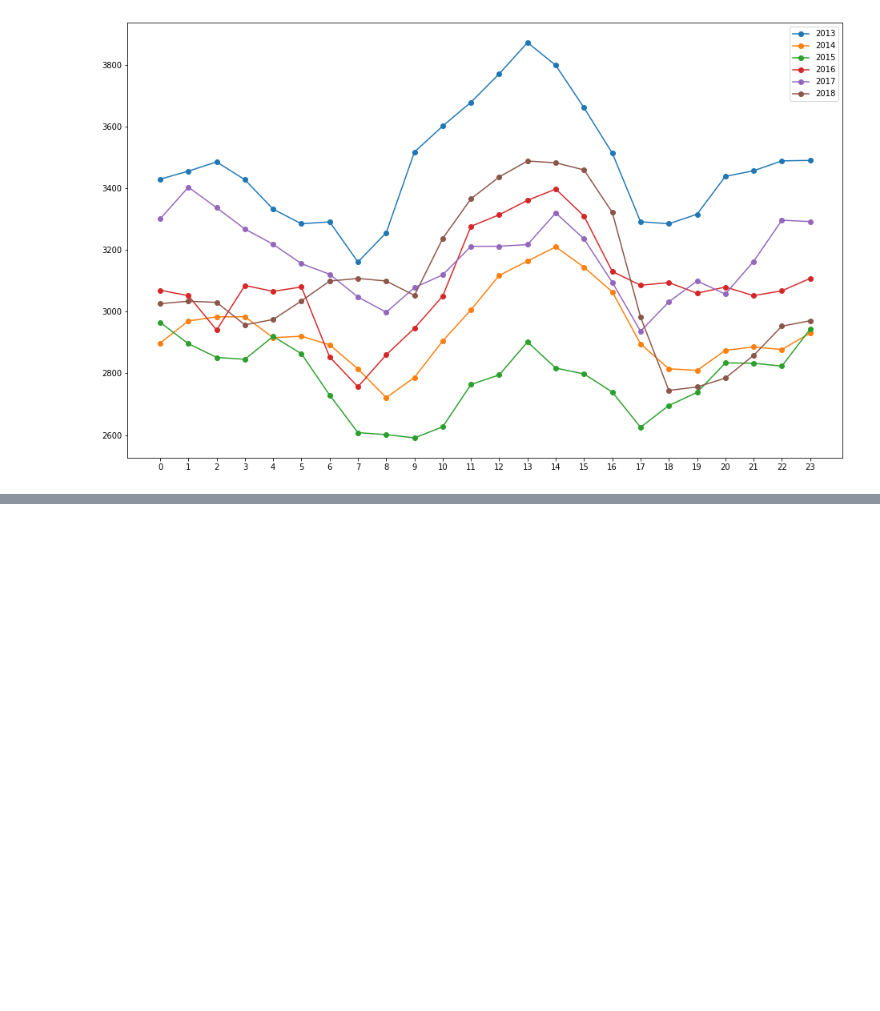
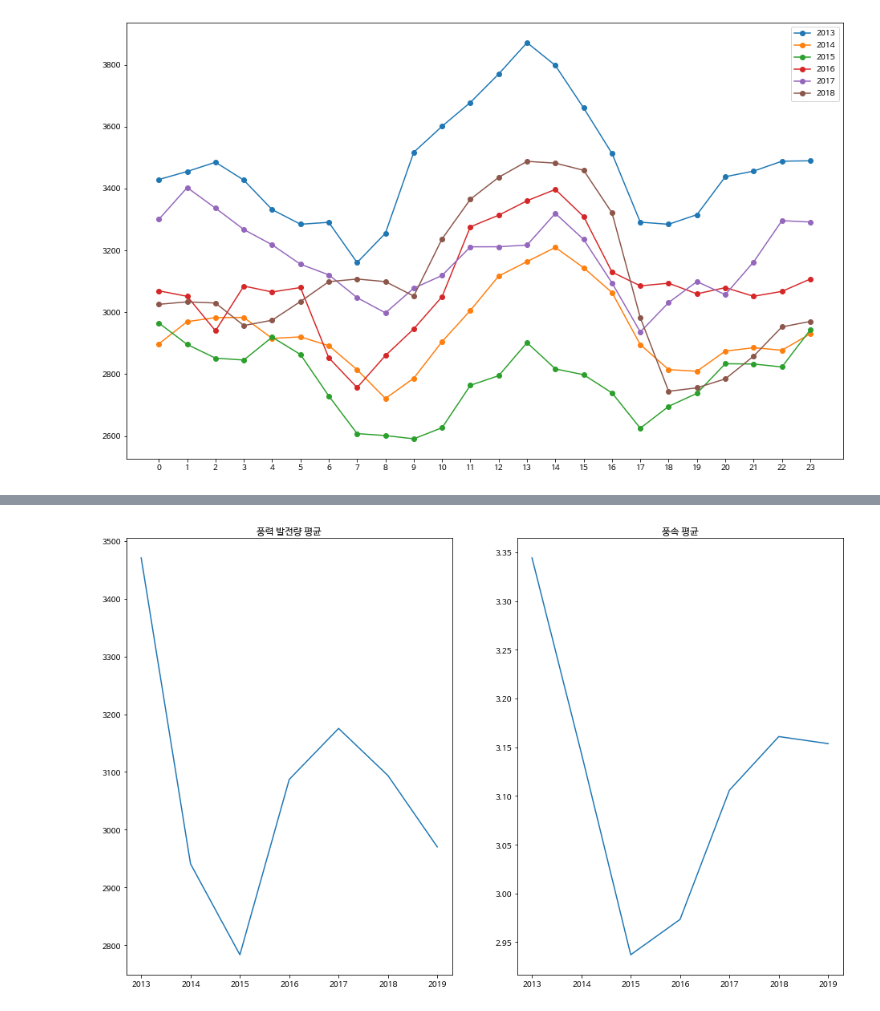
Before and after one commit to rohhj622/windPowerPrediction, a Jupyter notebook: code1.ipynb, the cells around one changed output, grey strips where cells are left out. Cells and saved outputs as stored; diff of their text form; code cells hidden in the pictures; blank space fills up the shorter version.

```diff
--- a/code1.ipynb
+++ b/code1.ipynb
@@ -14,0 +21,6 @@ Drive already mounted at /content/gdrive; to attempt to forcibly remount, call d
+# %%
+# !apt -qq -y install fonts-nanum
+fontpath = '/usr/share/fonts/truetype/nanum/NanumBarunGothic.ttf'
+font = fm.FontProperties(fname=fontpath, size=9)
+plt.rc('font', family='NanumBarunGothic')
+mpl.font_manager._rebuild()
@@ -43,7 +89,7 @@ memory usage: 7.9+ MB
 # %% [markdown]
 ## 1) datetime 컬럼 제작, datetime 형식으로 변환
 # %%
-df = data1
+df = data1.copy()
 df['dateTime1'] = df['date'] + ' ' + df['time'] # date 하고 time 합치기
 
 df['dateTime1'] = pd.to_datetime(df['dateTime1'],format='%Y-%m-%d %H:%M', errors='ignore') #합친거 datetime 형식으로 변환
@@ -63,10 +109,9 @@ df.head(5)
 # %% [markdown]
 ## 2) 년(year), 월(month), 일(day), 계절(season) 컬럼 생성
 # %%
-df.copy()['year'] = df['date'].dt.year # 년
-df.copy()['month'] = df['date'].dt.month # 월
-df.copy()['day'] = df['date'].dt.day # 일
-
+df['year'] = df['date'].dt.year # 년
+df['month'] = df['date'].dt.month # 월
+df['day'] = df['date'].dt.day# 일
 
 conditionlist = [
     (df['month'] == 3)|(df['month'] == 4)| (df['month'] == 5) ,
@@ -75,4 +120,4 @@ conditionlist = [
     (df['month'] == 12)|(df['month'] == 1)|(df['month'] == 2) ]
 choicelist = ['0', '1', '2','3']
 #choicelist = ['spring', 'summer', 'autumn','winter']
-df.copy()['season'] = np.select(conditionlist, choicelist, default='Not Specified')
+df['season'] = np.select(conditionlist, choicelist, default='Not Specified')
@@ -202,0 +253,8 @@ plt.plot(k['time'],k['windForceMean'],label=a)
+# %%
+df1 = df.groupby(['year'],as_index=False).mean() # 년도별, 계절별 windForce 평균
+df1 = df1[['year','windForce','windSpeed']] # 컬럼 여기 정의된 3개만 따로 해서 df1에 저장
+
+df1  =df1.rename(columns={'windForce':'windForceMean'})
+df1  =df1.rename(columns={'windSpeed':'windSpeedMean'})
+
+df1.head()
@@ -202,0 +268,16 @@ plt.plot(k['time'],k['windForceMean'],label=a)
+# %%
+k = df1.copy()
+
+plt.figure(figsize=[16, 10])
+
+plt.subplot(121)
+ax = plt.plot(k['year'],k['windForceMean'])
+plt.gca().set_title('풍력 발전량 평균')
+plt.subplot(122)
+ax1 = plt.plot(k['year'],k['windSpeedMean'])
+plt.gca().set_title('풍속 평균')
+
+plt.show()
+plt.close()
+# %% [output]
+[figure, added]
```
Also changed, not shown: parts of 45 cells of this notebook.
